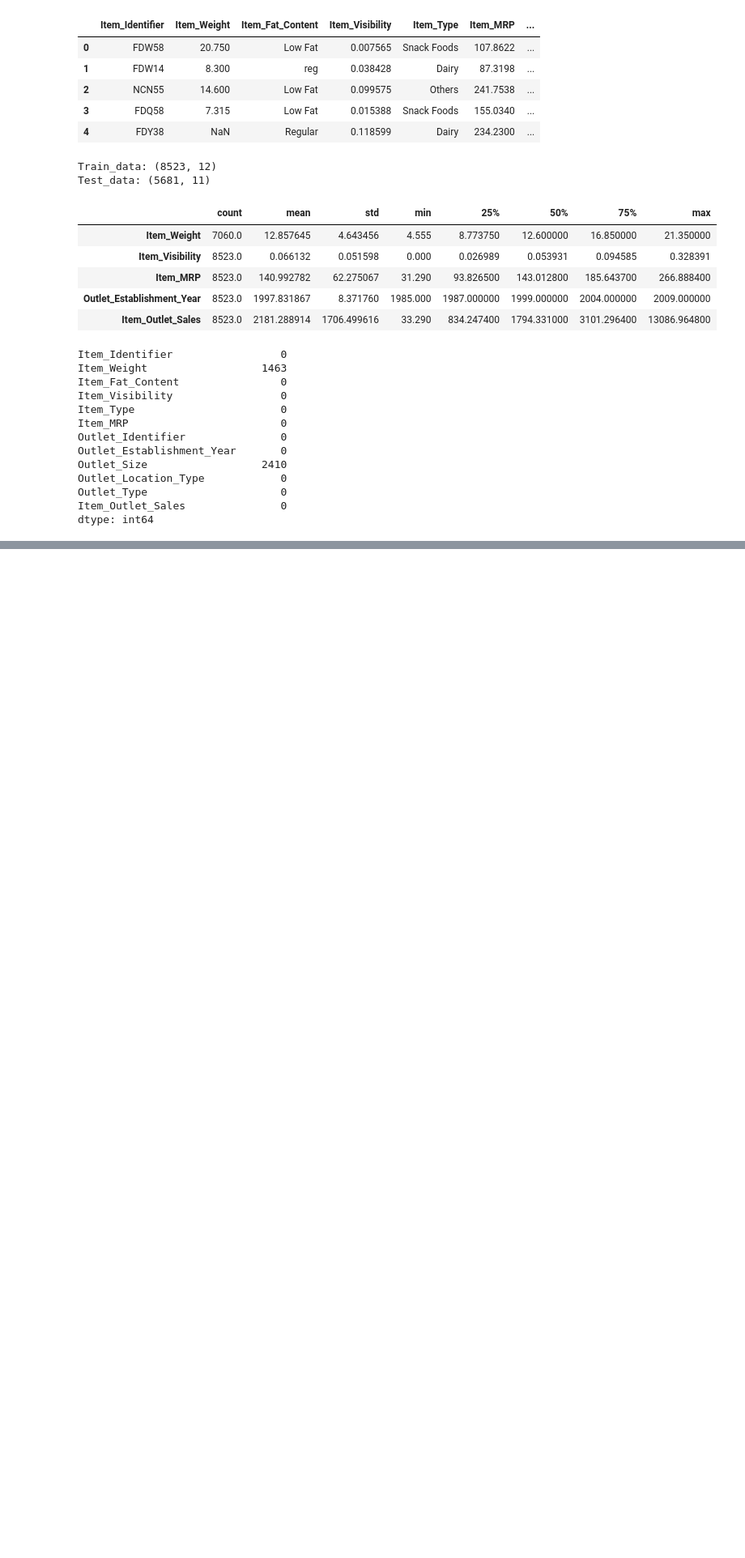
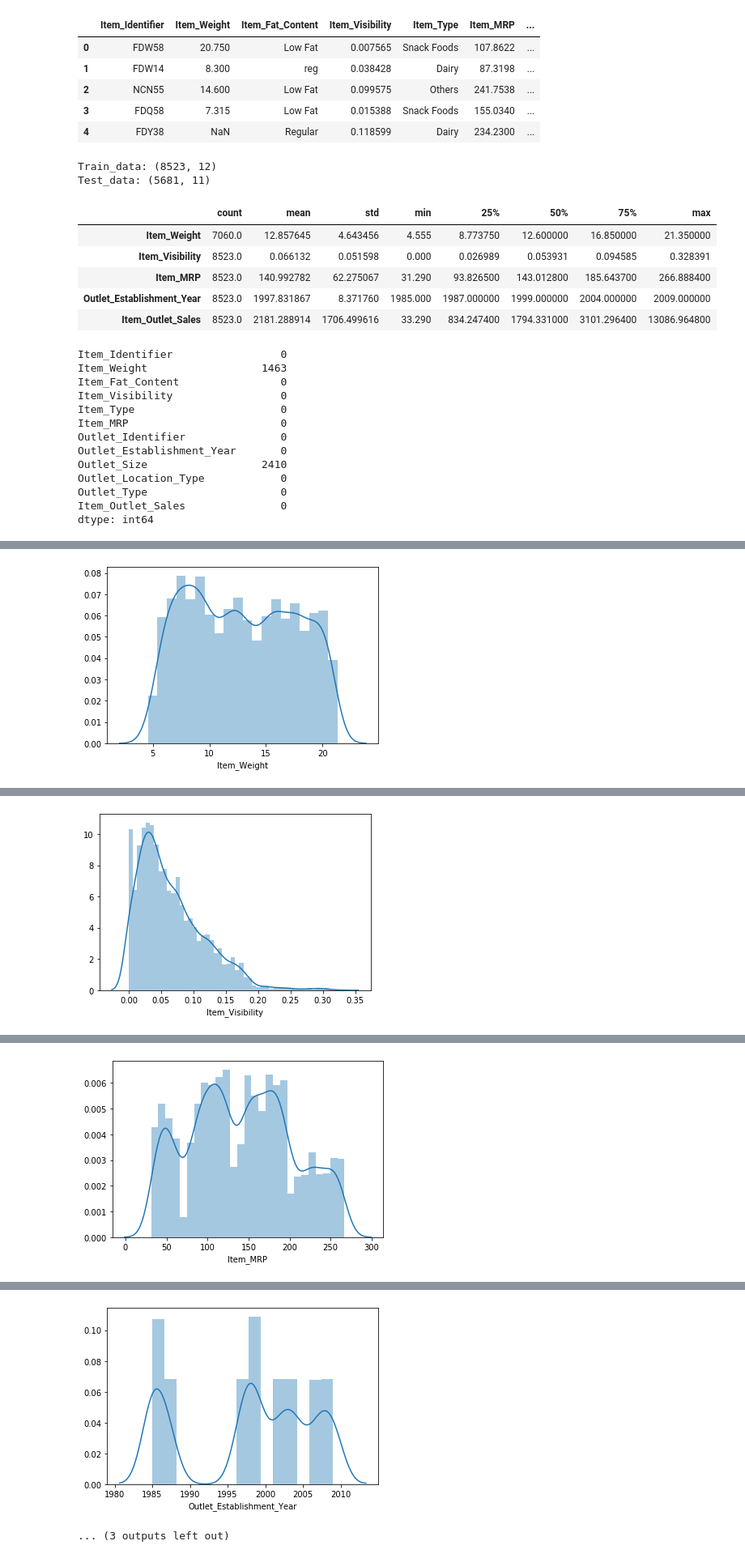
Before and after one commit to MelvinTom/miniproject, a Jupyter notebook: Project.ipynb, the cells around one changed output, grey strips where cells are left out. Shown at 81% size. Cells and saved outputs as stored; diff of their text form; code cells hidden in the pictures; blank space fills up the shorter version.

```diff
--- a/Project.ipynb
+++ b/Project.ipynb
@@ -82,0 +98,4 @@ dtype: int64
+# %%
+Train_data['source'] = 'train'
+Test_data['source'] = 'test'
+df = pd.concat([Train_data,Test_data],ignore_index=True)
@@ -82,0 +143,5 @@ dtype: int64
+# %%
+for i in Train_data.describe().columns:
+    sns.distplot(Train_data[i].dropna())
+    plt.show()
+# %% [output]
@@ -82,0 +150 @@ dtype: int64
+[figure, added]
@@ -82,0 +153 @@ dtype: int64
+[figure, added]
@@ -82,0 +156 @@ dtype: int64
+[figure, added]
@@ -82,0 +159,2 @@ dtype: int64
+[figure, added]
+... (3 outputs left out)
```
Also changed, not shown: parts of 21 cells of this notebook.
